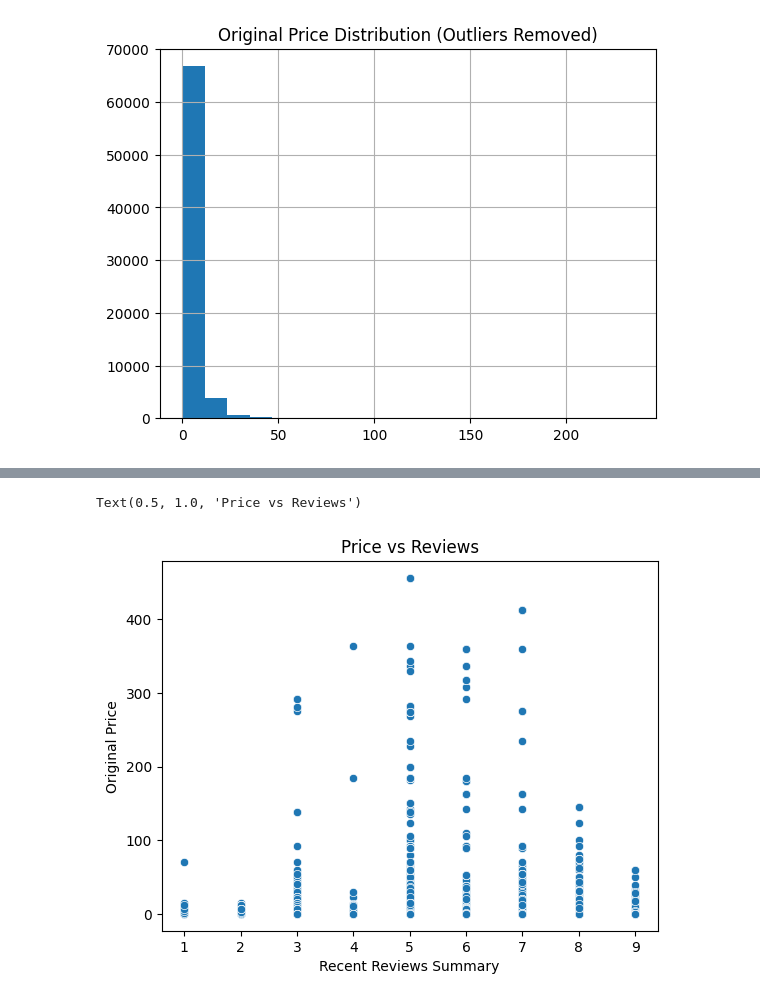
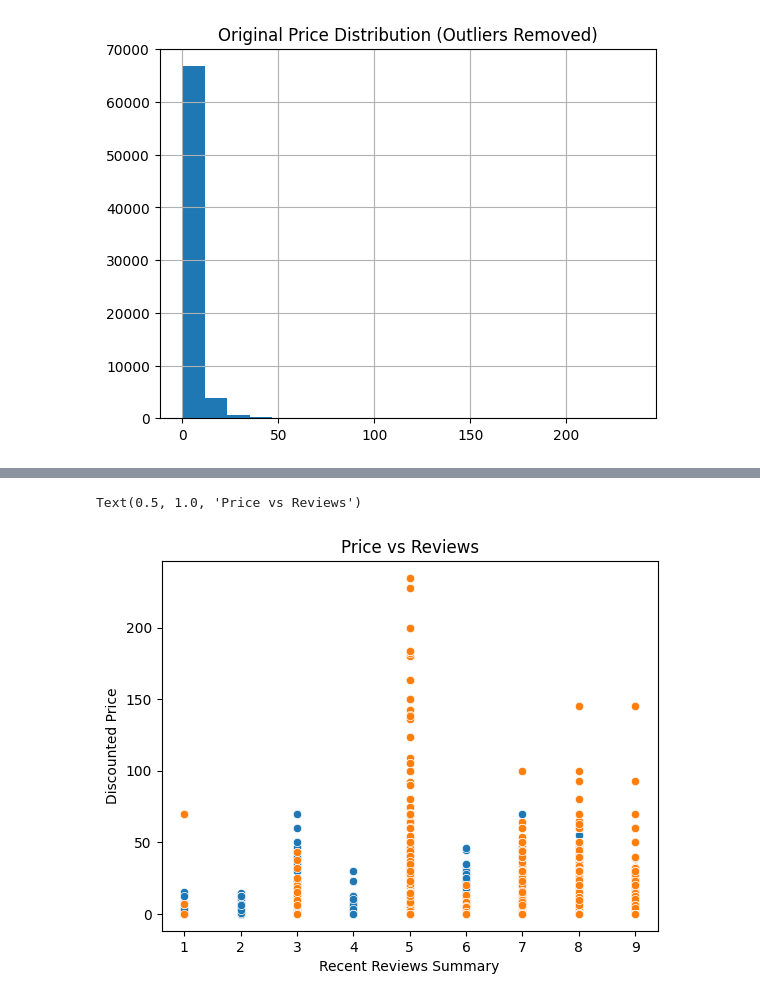
Before and after one commit to Somphone-Isabelle/MachineLearningProject, a Jupyter notebook: ml_project (2).ipynb, the cells around one changed output, grey strips where cells are left out. Saved outputs shown, nothing was run; the diff lists cells and outputs as text; code cells hidden in the pictures.

```diff
--- a/ml_project (2).ipynb
+++ b/ml_project (2).ipynb
@@ -247,6 +247,6 @@ Text(0.5, 1.0, 'Correlation Heatmap')
 [figure]
 # %%
 stmdata["Original Price"].describe()
-stmdata["Original Price"].sort_values(ascending=False).head(10)
+stmdata["Original Price"].info()
 stmdata["Original Price"].sort_values(ascending=False).head(20)
-stmdata = stmdata[stmdata["Original Price"] < 500]
+stmdata = stmdata[stmdata["Original Price"] < 250]
@@ -273,8 +282,16 @@ plt.show()
 # %%
 ## Correlation between 2 columns
 # %%
-sns.scatterplot(x="Recent Reviews Summary",y="Original Price",data = stmdata)
+## blue
+
+sns.scatterplot(x="Recent Reviews Summary",y="Discounted Price",data = stmdata)
 plt.title("Price vs Reviews")
+
+
+## orange
+
+sns.scatterplot(x="All Reviews Summary",y="Original Price",data = stmdata)
+plt.title("Price vs Reviews")
 # %% [output]
 Text(0.5, 1.0, 'Price vs Reviews')
-[figure, old version]
+[figure, new version]
```
Also changed, not shown: parts of 16 cells of this notebook.
